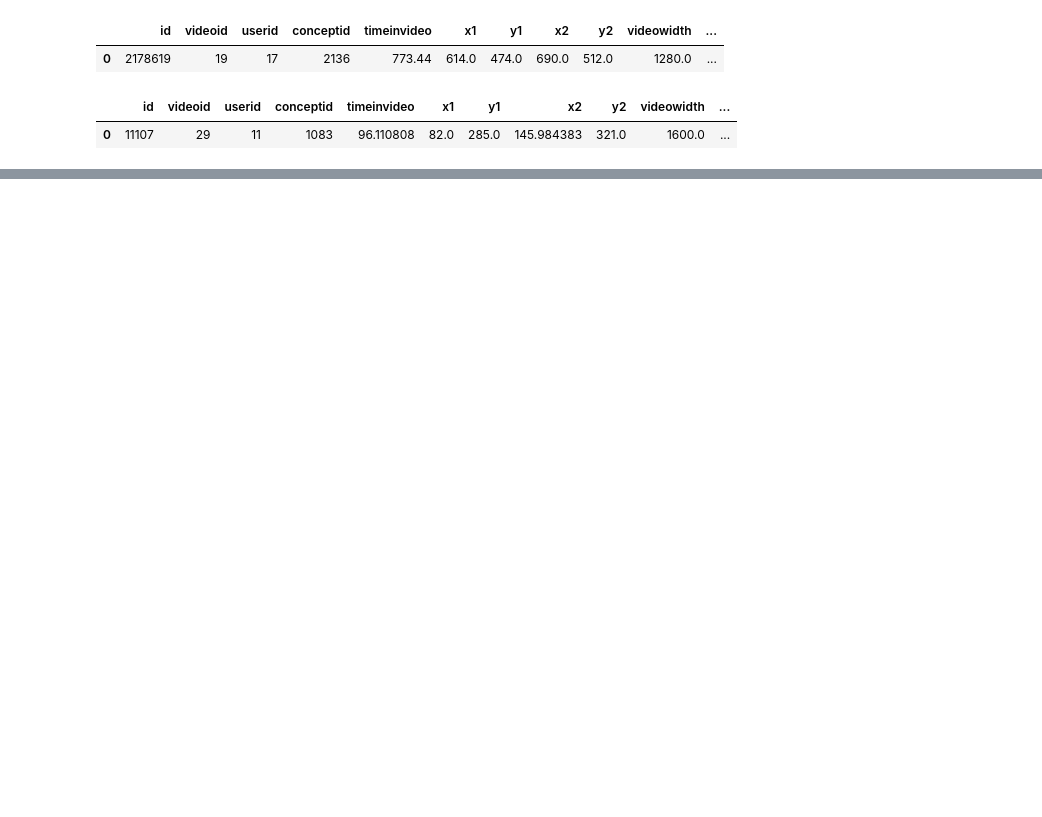
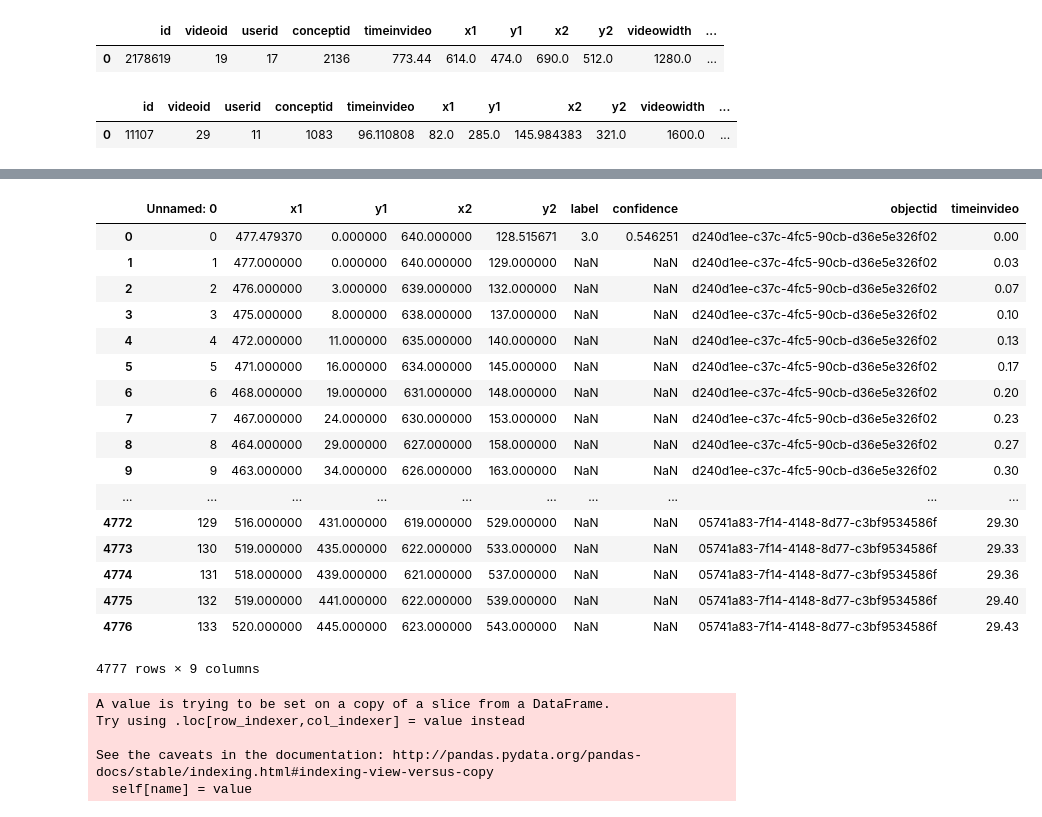
Before and after one commit to video-annotation-project/video-annotation-tool, a Jupyter notebook: ml/videof1tests.ipynb, the cells around one changed output, grey strips where cells are left out. Saved outputs shown, nothing was run; the diff lists cells and outputs as text; code cells hidden in the pictures; blank space fills up the shorter version.

```diff
--- a/ml/videof1tests.ipynb
+++ b/ml/videof1tests.ipynb
@@ -132,0 +151,2 @@ TypeError: first argument must be an iterable of pandas objects, you passed an o
+# %%
+results = pd.read_csv('../../test/results.csv')
@@ -132,0 +163,37 @@ TypeError: first argument must be an iterable of pandas objects, you passed an o
+# %%
+results
+# %% [output]
+|  | Unnamed: 0 | x1 | y1 | x2 | y2 | label | confidence | objectid | timeinvideo |
+| 0 | 0 | 477.479370 | 0.000000 | 640.000000 | 128.515671 | 3.0 | 0.546251 | d240d1ee-c37c-4fc5-90cb-d36e5e326f02 | 0.00 |
+| 1 | 1 | 477.000000 | 0.000000 | 640.000000 | 129.000000 | NaN | NaN | d240d1ee-c37c-4fc5-90cb-d36e5e326f02 | 0.03 |
+| 2 | 2 | 476.000000 | 3.000000 | 639.000000 | 132.000000 | NaN | NaN | d240d1ee-c37c-4fc5-90cb-d36e5e326f02 | 0.07 |
+| 3 | 3 | 475.000000 | 8.000000 | 638.000000 | 137.000000 | NaN | NaN | d240d1ee-c37c-4fc5-90cb-d36e5e326f02 | 0.10 |
+| 4 | 4 | 472.000000 | 11.000000 | 635.000000 | 140.000000 | NaN | NaN | d240d1ee-c37c-4fc5-90cb-d36e5e326f02 | 0.13 |
+| 5 | 5 | 471.000000 | 16.000000 | 634.000000 | 145.000000 | NaN | NaN | d240d1ee-c37c-4fc5-90cb-d36e5e326f02 | 0.17 |
+| 6 | 6 | 468.000000 | 19.000000 | 631.000000 | 148.000000 | NaN | NaN | d240d1ee-c37c-4fc5-90cb-d36e5e326f02 | 0.20 |
+| 7 | 7 | 467.000000 | 24.000000 | 630.000000 | 153.000000 | NaN | NaN | d240d1ee-c37c-4fc5-90cb-d36e5e326f02 | 0.23 |
+| 8 | 8 | 464.000000 | 29.000000 | 627.000000 | 158.000000 | NaN | NaN | d240d1ee-c37c-4fc5-90cb-d36e5e326f02 | 0.27 |
+| 9 | 9 | 463.000000 | 34.000000 | 626.000000 | 163.000000 | NaN | NaN | d240d1ee-c37c-4fc5-90cb-d36e5e326f02 | 0.30 |
+| ... | ... | ... | ... | ... | ... | ... | ... | ... | ... |
+| 4772 | 129 | 516.000000 | 431.000000 | 619.000000 | 529.000000 | NaN | NaN | 05741a83-7f14-4148-8d77-c3bf9534586f | 29.30 |
+| 4773 | 130 | 519.000000 | 435.000000 | 622.000000 | 533.000000 | NaN | NaN | 05741a83-7f14-4148-8d77-c3bf9534586f | 29.33 |
+| 4774 | 131 | 518.000000 | 439.000000 | 621.000000 | 537.000000 | NaN | NaN | 05741a83-7f14-4148-8d77-c3bf9534586f | 29.36 |
+| 4775 | 132 | 519.000000 | 441.000000 | 622.000000 | 539.000000 | NaN | NaN | 05741a83-7f14-4148-8d77-c3bf9534586f | 29.40 |
+| 4776 | 133 | 520.000000 | 445.000000 | 623.000000 | 543.000000 | NaN | NaN | 05741a83-7f14-4148-8d77-c3bf9534586f | 29.43 |
+4777 rows × 9 columns
+# %%
+label = None
+objects = results.groupby(['objectid'])
+for oid, result in objects:
+    scores = {}
+    for k , label in result.groupby(['label']):
+        scores[k] = label.confidence.mean()
+    idmax = max(scores.keys(), key=(lambda k: scores[k]))
+    results[results.objectid == oid].label = idmax
+    #print(scores[idmax])
+# %% [output]
+A value is trying to be set on a copy of a slice from a DataFrame.
+Try using .loc[row_indexer,col_indexer] = value instead
+
+See the caveats in the documentation: http://pandas.pydata.org/pandas-docs/stable/indexing.html#indexing-view-versus-copy
+  self[name] = value
```
Also changed, not shown: parts of 14 cells of this notebook, 1 other file.
